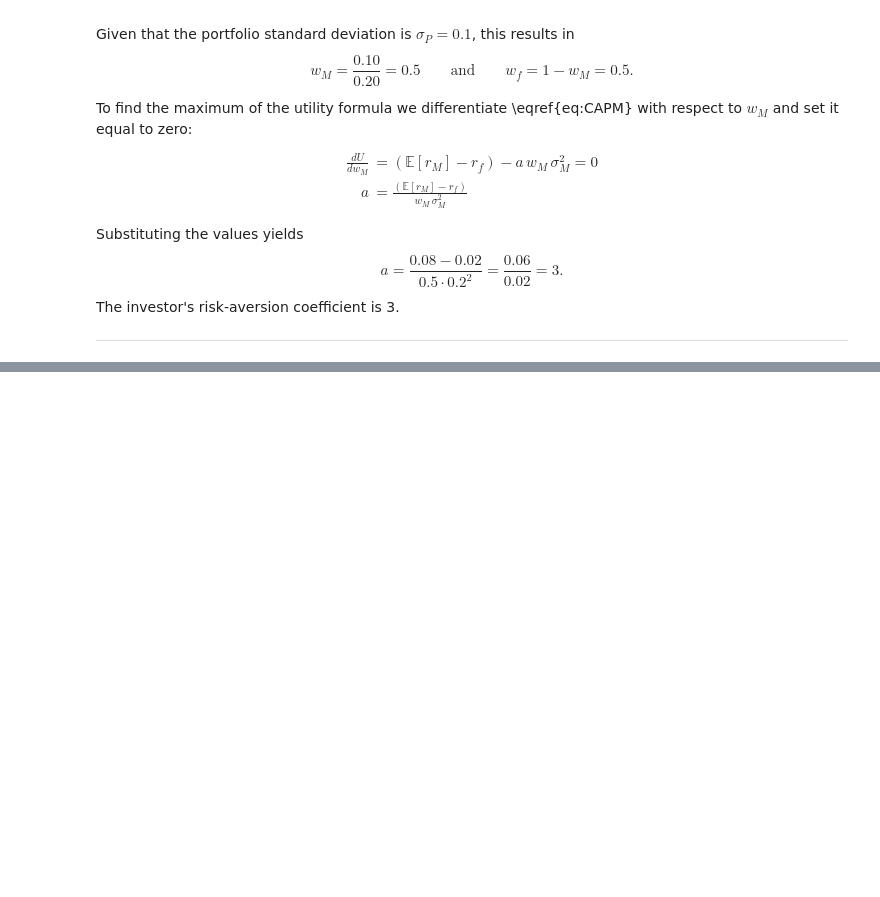
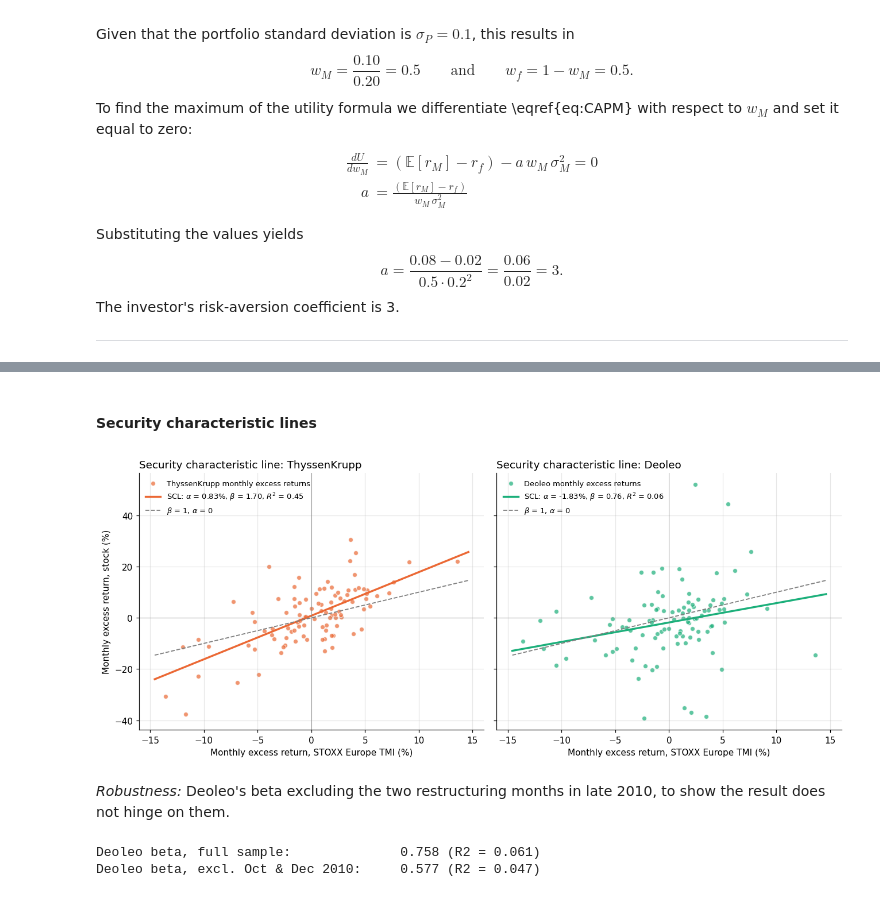
Before and after one commit to Oberdammer/asset_pricing, a Jupyter notebook: Assignment_2.ipynb, the cells around one changed output, grey strips where cells are left out. Drawn from its saved outputs; the diff is of its cells as text; code cells hidden in the pictures; blank space fills up the shorter version.

```diff
--- a/Assignment_2.ipynb
+++ b/Assignment_2.ipynb
@@ -73,0 +474,6 @@ The investor's risk-aversion coefficient is 3.
+# %%
+sd_m = excess[assets].std()                   # sample SD (ddof = 1)
+sd_a = sd_m * np.sqrt(12)
+
+q2a = pd.DataFrame({"Monthly SD": sd_m, "Annualized SD": sd_a}).rename(index=NAMES)
+q2a.style.format("{:.2%}")
@@ -73,0 +632,20 @@ The investor's risk-aversion coefficient is 3.
+# %%
+rows = {}
+sd_M_a = sd_a["STOXX"]
+for s, m in models.items():
+    resid_sd_a = np.sqrt(m.mse_resid * 12)
+    rows[NAMES[s]] = {
+        "alpha (monthly)": m.params["const"],
+        "alpha (annualized)": m.params["const"] * 12,
+        "t(alpha)": m.tvalues["const"],
+        "beta": m.params["Market excess return"],
+        "SE(beta)": m.bse["Market excess return"],
+        "t(beta)": m.tvalues["Market excess return"],
+        "95% CI beta": "[{:.2f}, {:.2f}]".format(*m.conf_int().loc["Market excess return"]),
+        "R-squared": m.rsquared,
+        "Total SD (ann.)": sd_a[s],
+        "Systematic SD = beta x sd_M (ann.)": m.params["Market excess return"] * sd_M_a,
+        "Residual SD (ann.)": resid_sd_a,
+    }
+q3 = pd.DataFrame(rows)
+q3
@@ -73,0 +665,33 @@ The investor's risk-aversion coefficient is 3.
+# %% [markdown]
+#### Security characteristic lines
+# %%
+fig, axes = plt.subplots(1, 2, figsize=(12, 5), sharex=True, sharey=True)
+xm = excess["STOXX"] * 100
+xs = np.linspace(xm.min() - 1, xm.max() + 1, 50)
+
+for ax, s in zip(axes, ["TKA", "OLE"]):
+    m = models[s]
+    a, b = m.params["const"] * 100, m.params["Market excess return"]
+    ax.scatter(xm, excess[s] * 100, s=28, color=COL[s], alpha=0.7,
+               edgecolor="white", linewidth=0.8, label=f"{NAMES[s]} monthly excess returns")
+    ax.plot(xs, a + b * xs, color=COL[s], lw=2.2,
+            label=f"SCL: $\\alpha$ = {a:.2f}%, $\\beta$ = {b:.2f}, $R^2$ = {m.rsquared:.2f}")
+    ax.plot(xs, xs, color="grey", ls="--", lw=1.2, label="$\\beta$ = 1, $\\alpha$ = 0")
+    ax.axhline(0, color="grey", lw=0.6); ax.axvline(0, color="grey", lw=0.6)
+    ax.set_title(f"Security characteristic line: {NAMES[s]}", loc="left")
+    ax.set_xlabel("Monthly excess return, STOXX Europe TMI (%)")
+    ax.legend(loc="upper left", frameon=False, fontsize=8.5)
+axes[0].set_ylabel("Monthly excess return, stock (%)")
+plt.tight_layout(); plt.show()
+# %% [output]
+[figure, added]
+# %% [markdown]
+*Robustness:* Deoleo's beta excluding the two restructuring months in late 2010, to show the result does not hinge on them.
+# %%
+mask = ~excess.index.isin(pd.to_datetime(["2010-10-31", "2010-12-31"]))
+m_ex = sm.OLS(excess.loc[mask, "OLE"], X.loc[mask]).fit()
+print(f"Deoleo beta, full sample:              {models['OLE'].params.iloc[1]:.3f} (R2 = {models['OLE'].rsquared:.3f})")
+print(f"Deoleo beta, excl. Oct & Dec 2010:     {m_ex.params.iloc[1]:.3f} (R2 = {m_ex.rsquared:.3f})")
+# %% [output]
+Deoleo beta, full sample:              0.758 (R2 = 0.061)
+Deoleo beta, excl. Oct & Dec 2010:     0.577 (R2 = 0.047)
```
Also changed, not shown: parts of 29 cells of this notebook, 6 other files.
